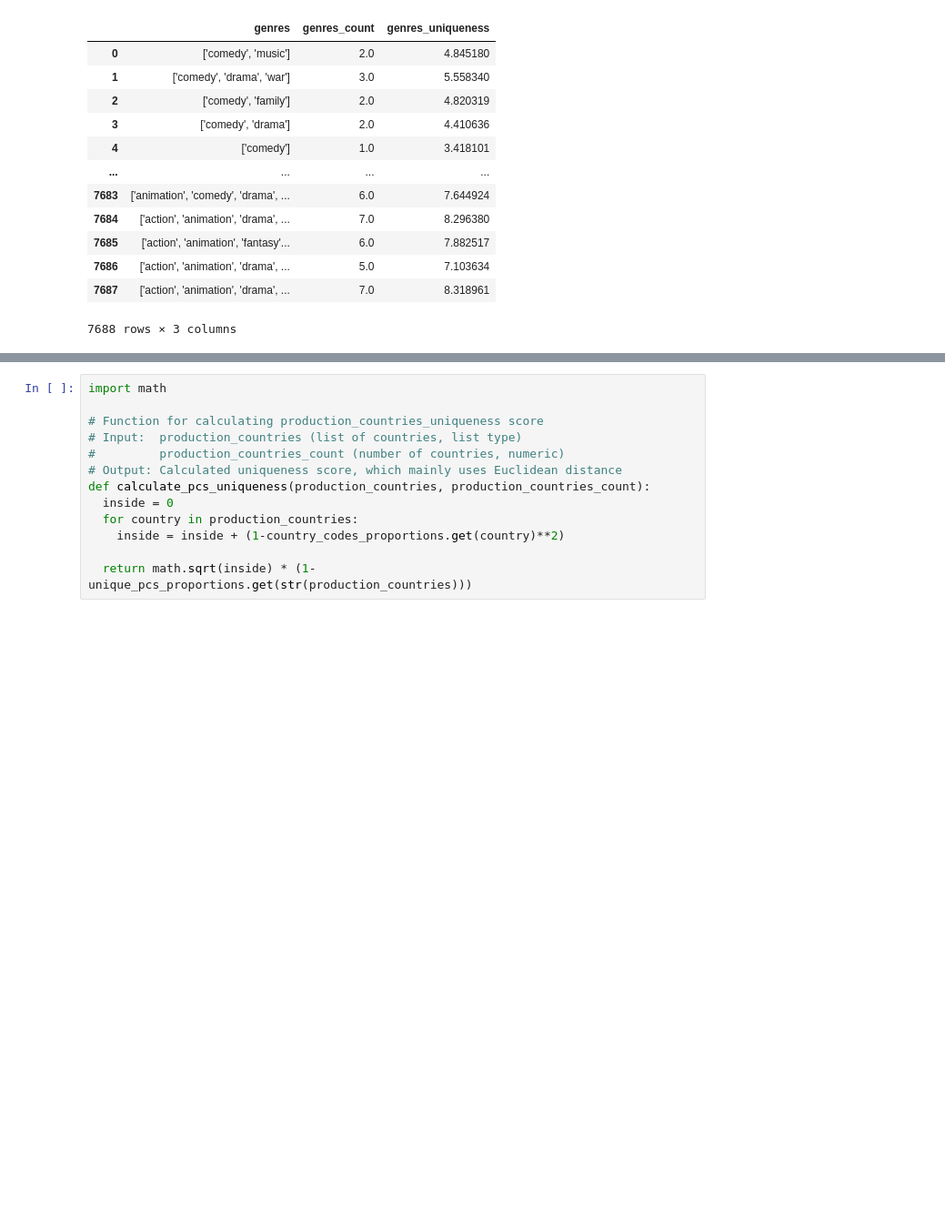
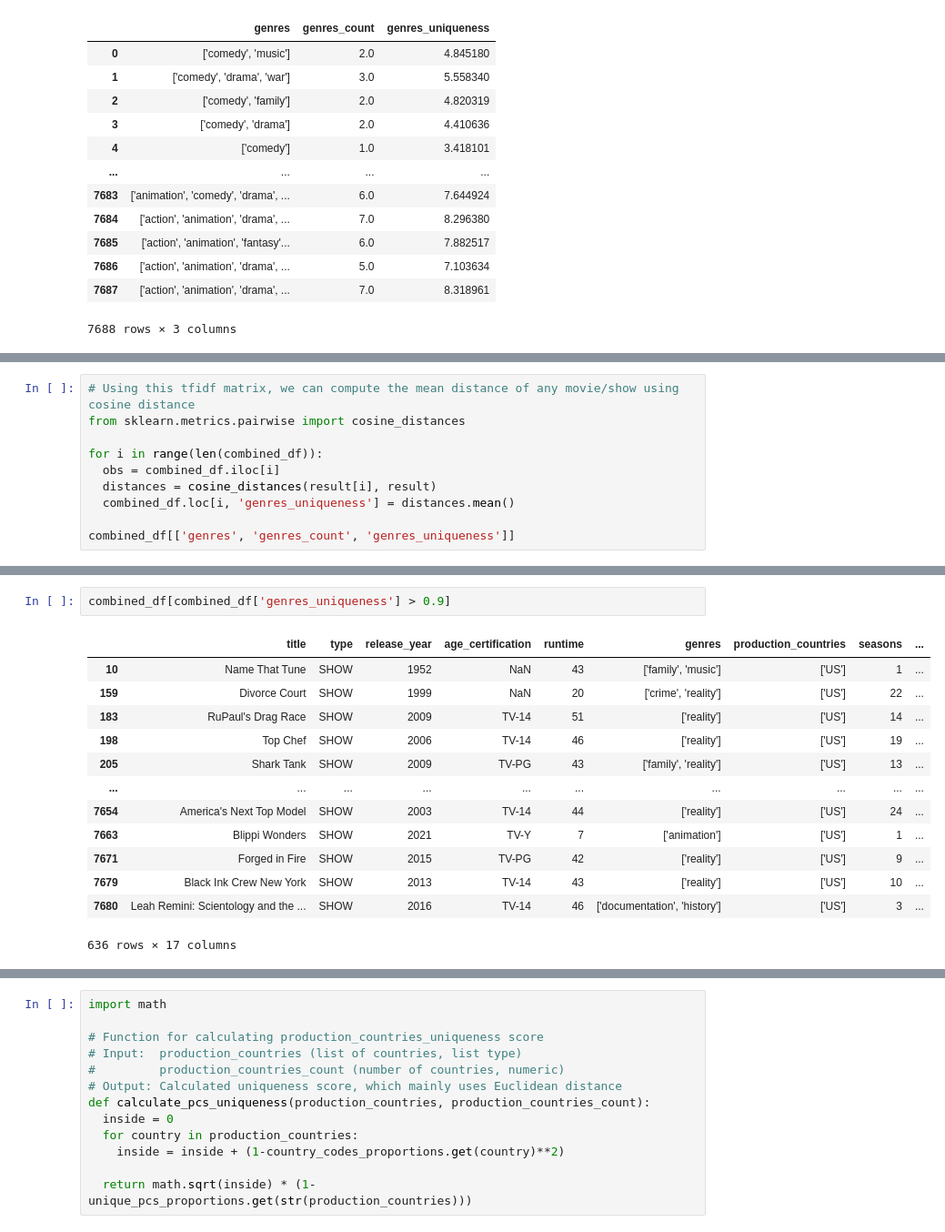
Before and after one commit to cacress/CSC442, a Jupyter notebook: (Version_2)_Data_Cleaning.ipynb, the cells around one changed output, grey strips where cells are left out. Shown: that part at 91% size. Drawn from its saved outputs; the diff is of its cells as text; blank space fills up the shorter version.

Commit message:
Added second approach to computing genres/pcs uniqueness using TF-IDF

```diff
--- a/(Version_2)_Data_Cleaning.ipynb
+++ b/(Version_2)_Data_Cleaning.ipynb
@@ -587,0 +676,10 @@ combined_df[['genres', 'genres_count', 'genres_uniqueness']]
+# %%
+# Using this tfidf matrix, we can compute the mean distance of any movie/show using cosine distance
+from sklearn.metrics.pairwise import cosine_distances
+
+for i in range(len(combined_df)):
+  obs = combined_df.iloc[i]
+  distances = cosine_distances(result[i], result)
+  combined_df.loc[i, 'genres_uniqueness'] = distances.mean()
+
+combined_df[['genres', 'genres_count', 'genres_uniqueness']]
@@ -588 +700,17 @@ combined_df[['genres', 'genres_count', 'genres_uniqueness']]
+# %%
+combined_df[combined_df['genres_uniqueness'] > 0.9]
+# %% [output]
+|  | title | type | release_year | age_certification | runtime | genres | production_countries | seasons | ... |
+| 10 | Name That Tune | SHOW | 1952 | NaN | 43 | ['family', 'music'] | ['US'] | 1 | ... |
+| 159 | Divorce Court | SHOW | 1999 | NaN | 20 | ['crime', 'reality'] | ['US'] | 22 | ... |
+| 183 | RuPaul's Drag Race | SHOW | 2009 | TV-14 | 51 | ['reality'] | ['US'] | 14 | ... |
+| 198 | Top Chef | SHOW | 2006 | TV-14 | 46 | ['reality'] | ['US'] | 19 | ... |
+| 205 | Shark Tank | SHOW | 2009 | TV-PG | 43 | ['family', 'reality'] | ['US'] | 13 | ... |
+| ... | ... | ... | ... | ... | ... | ... | ... | ... | ... |
+| 7654 | America's Next Top Model | SHOW | 2003 | TV-14 | 44 | ['reality'] | ['US'] | 24 | ... |
+| 7663 | Blippi Wonders | SHOW | 2021 | TV-Y | 7 | ['animation'] | ['US'] | 1 | ... |
+| 7671 | Forged in Fire | SHOW | 2015 | TV-PG | 42 | ['reality'] | ['US'] | 9 | ... |
+| 7679 | Black Ink Crew New York | SHOW | 2013 | TV-14 | 43 | ['reality'] | ['US'] | 10 | ... |
+| 7680 | Leah Remini: Scientology and the ... | SHOW | 2016 | TV-14 | 46 | ['documentation', 'history'] | ['US'] | 3 | ... |
+636 rows × 17 columns
 # %%
```
Also changed, not shown: parts of 9 cells of this notebook.
